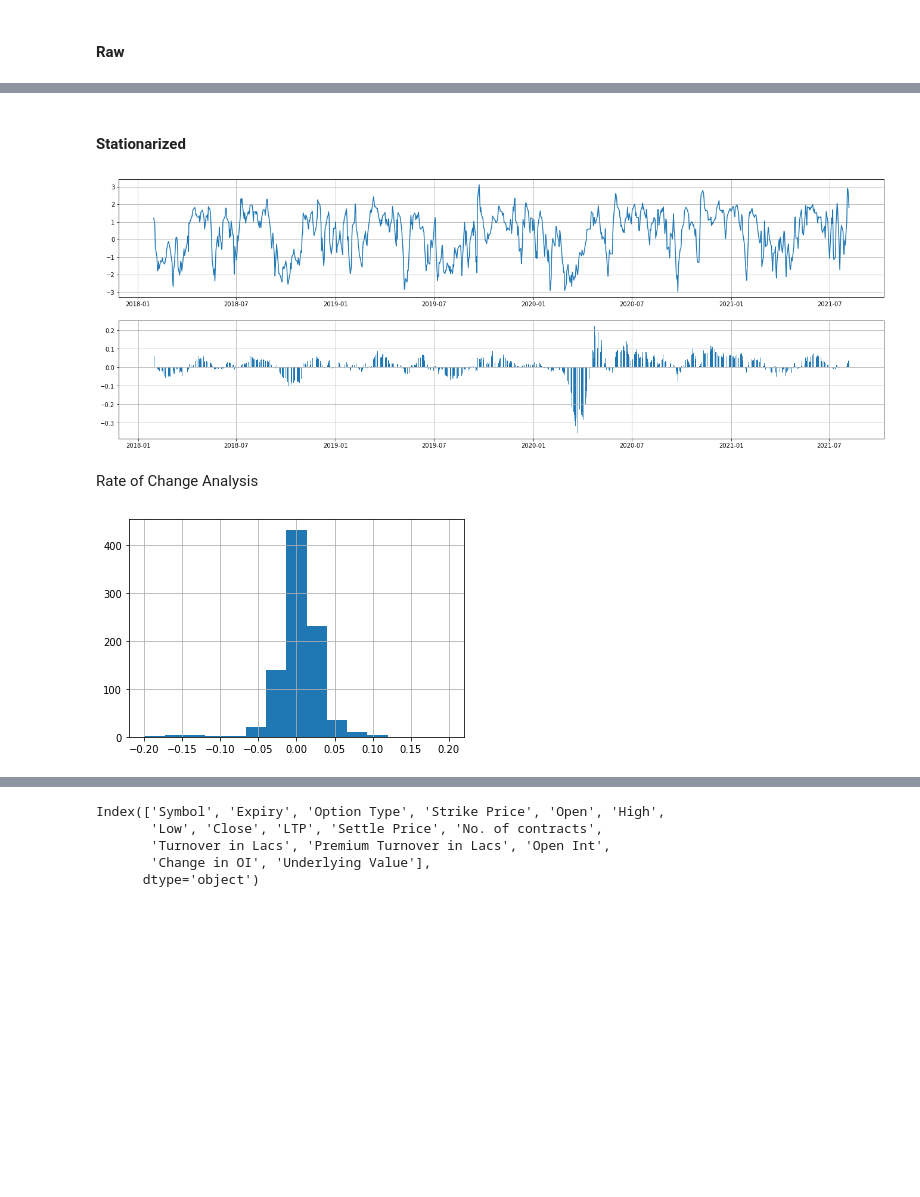
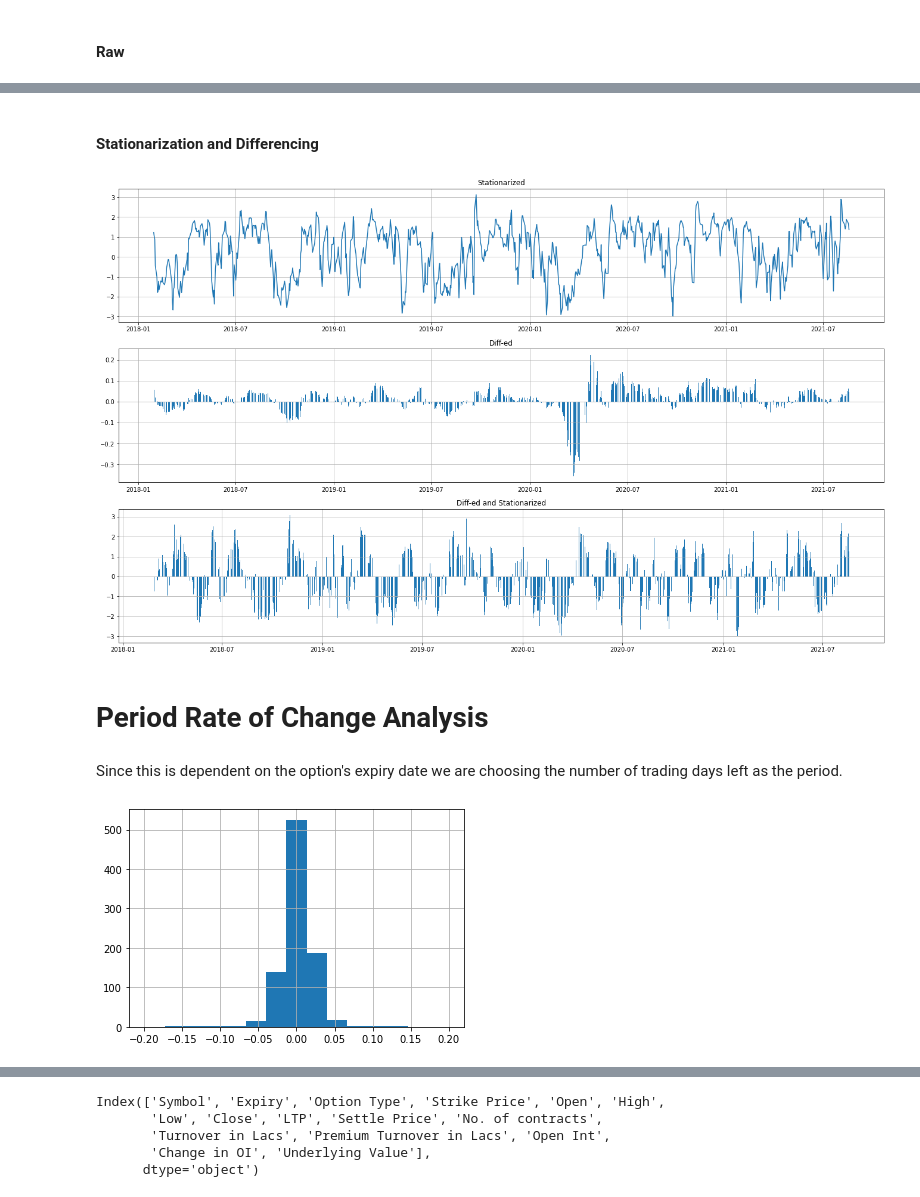
Before and after one commit to shayanrc/Mid-Covid-Market-Analysis, a Jupyter notebook: NIFTY_Options_Opportunity_Analysis.ipynb, the cells around one changed output, grey strips where cells are left out. Drawn from its saved outputs; the diff is of its cells as text; code cells hidden in the pictures; blank space fills up the shorter version.

```diff
--- a/NIFTY_Options_Opportunity_Analysis.ipynb
+++ b/NIFTY_Options_Opportunity_Analysis.ipynb
@@ -41,25 +54,33 @@ ax.grid()
-# %% [markdown]
-#### Stationarized
+# %% [markdown]
+#### Stationarization and Differencing
 # %%
-fig = plt.figure(figsize=(23,8))
-ax = fig.add_subplot(211)
+fig = plt.figure(figsize=(23,14))
+ax = fig.add_subplot(311)
 ax.plot(data_df.Close.rolling(20).apply(lambda x: (x[-1]-x.mean())/x.std()))
 ax.grid()
-ax = fig.add_subplot(212)
+ax.set_title('Stationarized')
+ax = fig.add_subplot(312)
 ax.bar(data_df.index, data_df.Close.rolling(20).apply(lambda x: (x[-1]-x[0])/x[0]))
+ax.set_title('Diff-ed')
+ax.grid()
+ax = fig.add_subplot(313)
+ax.bar(data_df.index, data_df.Close.rolling(20).apply(lambda x: (x[-1]-x[0])).rolling(20).apply(lambda x: (x[-1]-x.mean())/x.std()))
+ax.set_title('Diff-ed and Stationarized')
 # ax.bar(data_df.index, (data_df.Open - data_df.Close).rolling(20).apply(lambda x: (x[-1]-x.mean())/x.std()))
 ax.grid()
 # %% [output]
-[figure, old version]
+[figure, new version]
 # %% [markdown]
-Rate of Change Analysis
+# Period Rate of Change Analysis
+# %% [markdown]
+Since this is dependent on the option's expiry date we are  choosing the number of trading days left as the period.
 # %%
-trade_days_left = 6 # used as window size
+trade_days_left = 4 # used as window size
 period_change = data_df.Close.rolling(trade_days_left).apply(lambda x: (x[-1]-x[0])/x[0]).dropna()
 plt.hist(period_change, bins=15, range=(-0.2,0.2))
 plt.grid()
 # %% [output]
-[figure, old version]
+[figure, new version]
 # %%
 period_change.mean()
 # %% [output]
```
Also changed, not shown: parts of 45 cells of this notebook, 1 other file.
